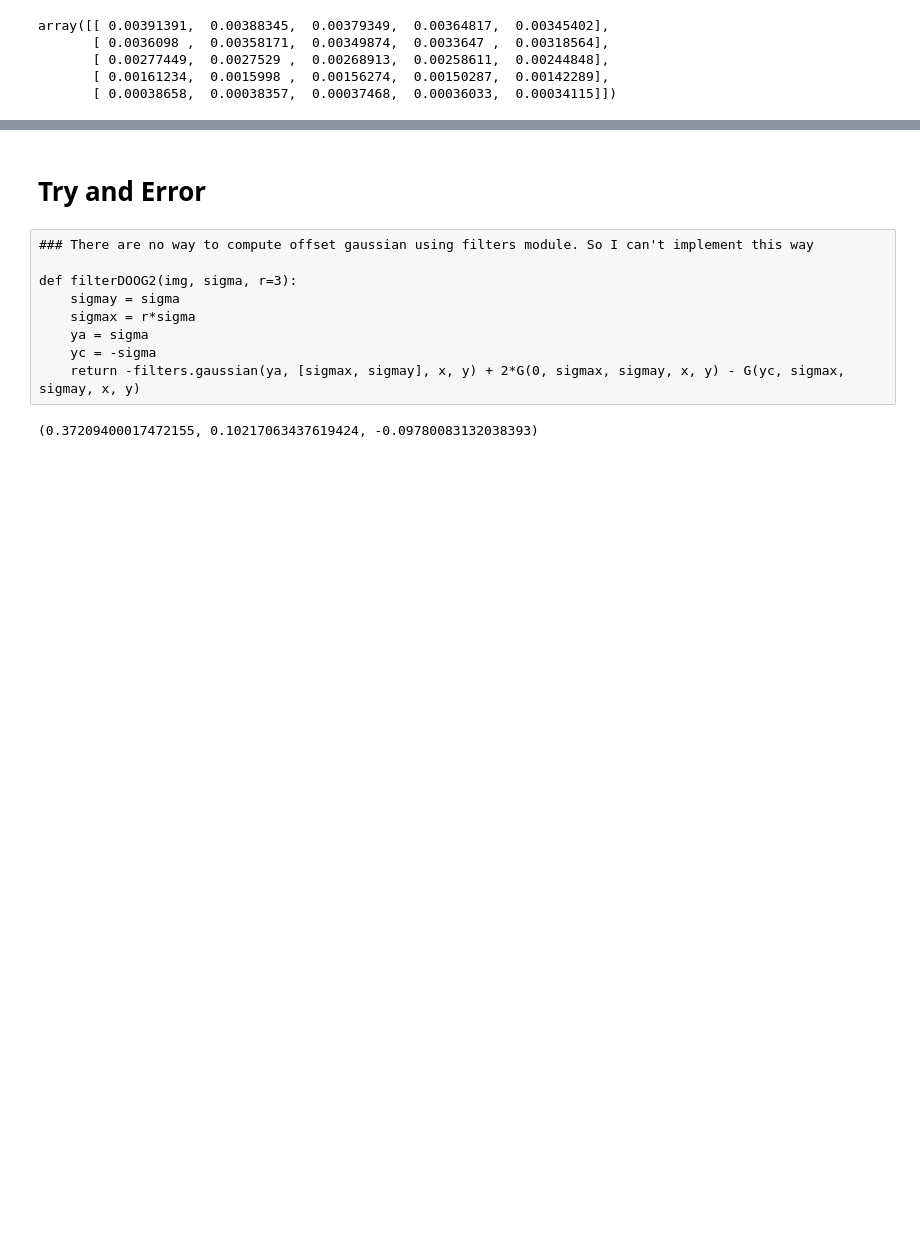
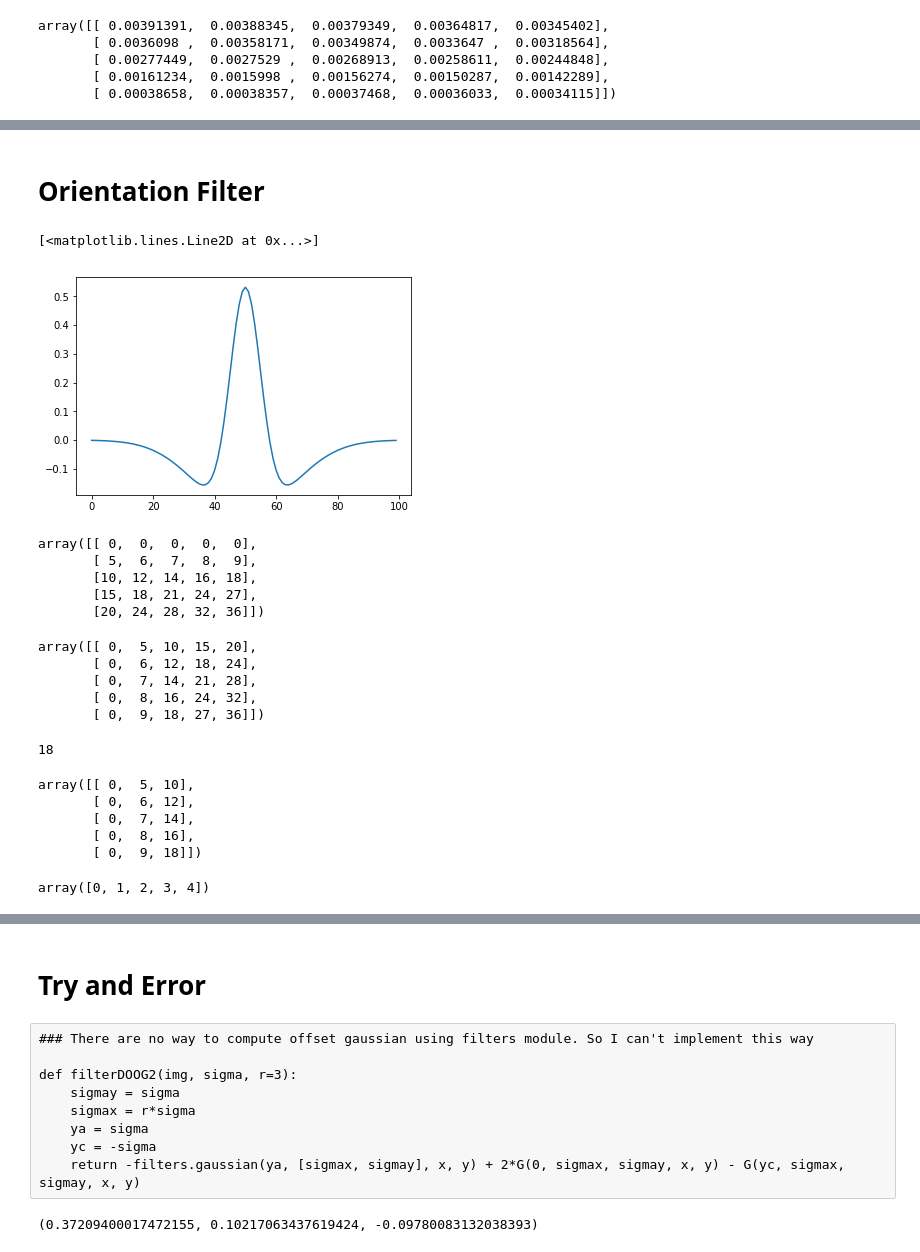
Before and after one commit to karino2/ClassSim, a Jupyter notebook: GMM_similarity.ipynb, the cells around one changed output, grey strips where cells are left out. Saved outputs shown, nothing was run; the diff lists cells and outputs as text; code cells hidden in the pictures; blank space fills up the shorter version.

```diff
--- a/GMM_similarity.ipynb
+++ b/GMM_similarity.ipynb
@@ -195,0 +201,2 @@ array([[ 0.00700563,  0.00698895,  0.00697538, ...,  0.00587873,
+# %% [markdown]
+# Orientation Filter
@@ -195,0 +205,45 @@ array([[ 0.00700563,  0.00698895,  0.00697538, ...,  0.00587873,
+# %%
+def DOG(y, sigma1=0.5, sigma2=1.5):
+    fy1 = norm.pdf(y, scale=sigma1)
+    fy2 = norm.pdf(y, scale=sigma2)
+    dog = fy1 - fy2
+    return dog
+# %%
+dog = DOG(np.arange(-5, 5, 0.1))
+# %%
+plt.plot(dog)
+# %% [output]
+[<matplotlib.lines.Line2D at 0x...>]
+[figure, added]
+# %%
+np.arange(5).reshape(5, 1)*np.arange(5,10).reshape(1, 5)
+# %% [output]
+array([[ 0,  0,  0,  0,  0],
+       [ 5,  6,  7,  8,  9],
+       [10, 12, 14, 16, 18],
+       [15, 18, 21, 24, 27],
+       [20, 24, 28, 32, 36]])
+# %%
+np.arange(5).reshape(1, 5)*np.arange(5,10).reshape(5, 1)
+# %% [output]
+array([[ 0,  5, 10, 15, 20],
+       [ 0,  6, 12, 18, 24],
+       [ 0,  7, 14, 21, 28],
+       [ 0,  8, 16, 24, 32],
+       [ 0,  9, 18, 27, 36]])
+# %%
+(np.arange(5).reshape(1, 5)*np.arange(5,10).reshape(5, 1))[1][3]
+# %% [output]
+18
+# %%
+np.arange(3).reshape(1, 3)*np.arange(5,10).reshape(5, 1)
+# %% [output]
+array([[ 0,  5, 10],
+       [ 0,  6, 12],
+       [ 0,  7, 14],
+       [ 0,  8, 16],
+       [ 0,  9, 18]])
+# %%
+np.arange(5).reshape(1, 5)[0]
+# %% [output]
+array([0, 1, 2, 3, 4])
```
Also changed, not shown: parts of 42 cells of this notebook.
